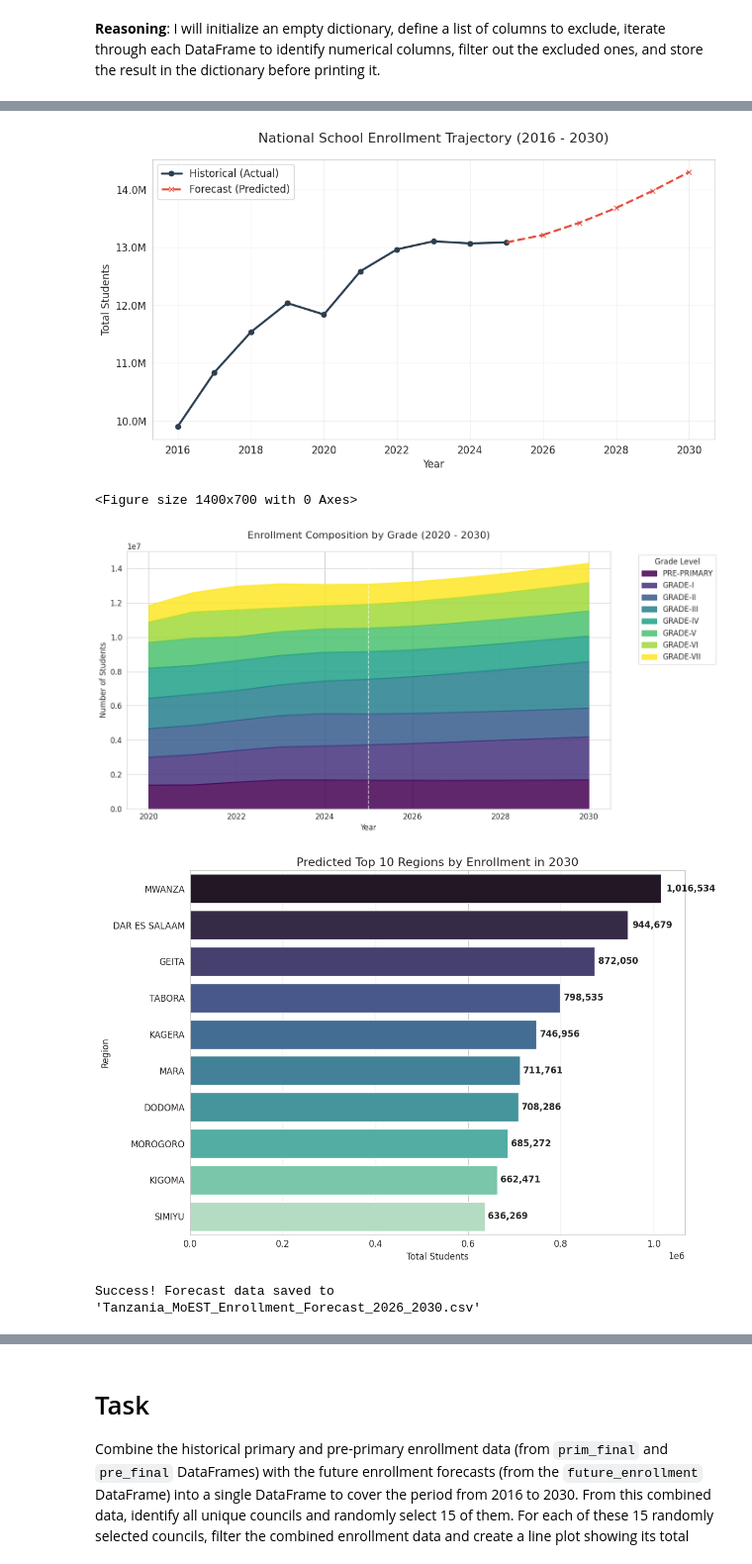
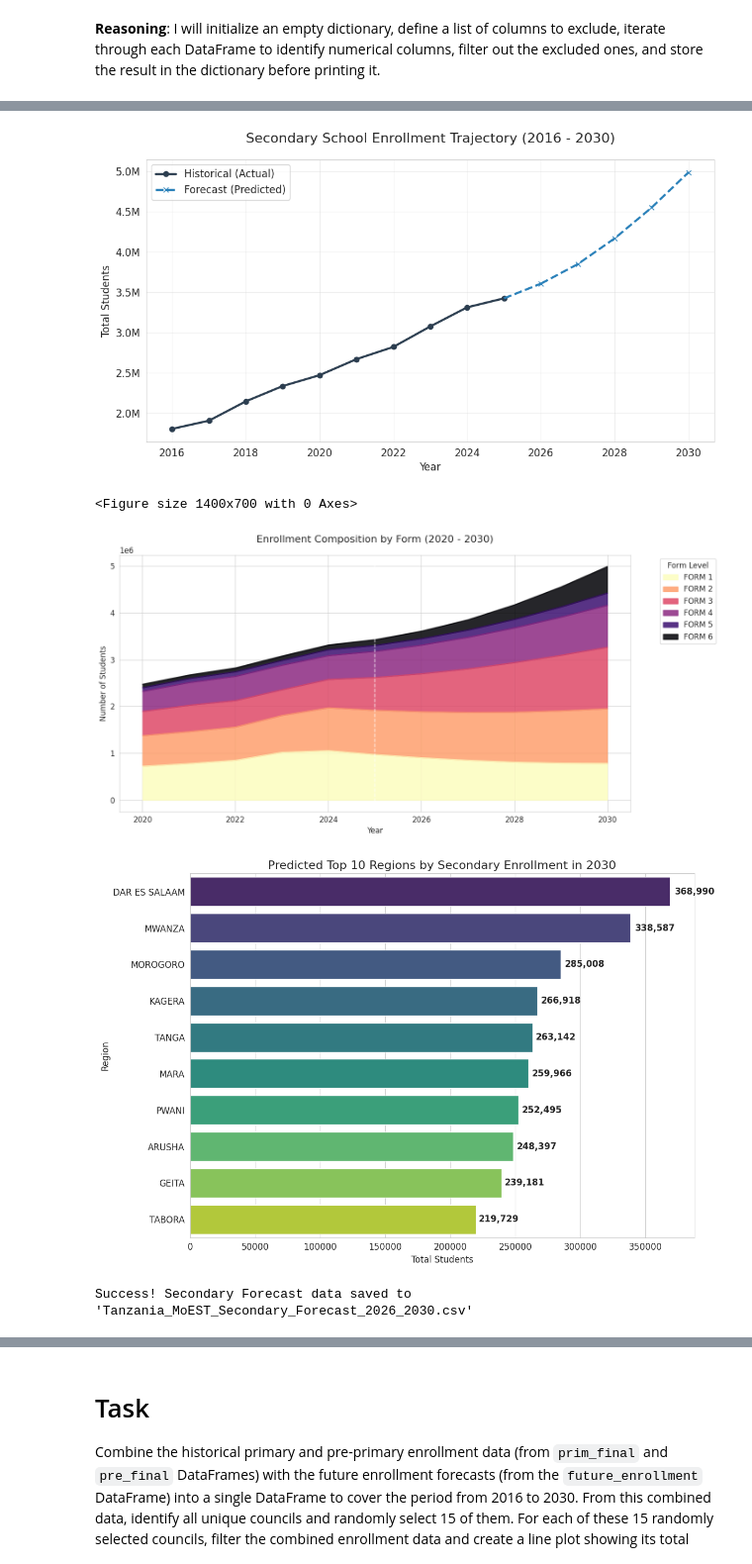
Before and after one commit to kadefue/MoEST, a Jupyter notebook: MoEST_Modeling.ipynb, the cells around one changed output, grey strips where cells are left out. Shown at 99% size. Saved outputs shown, nothing was run; the diff lists cells and outputs as text; code cells hidden in the pictures.

Commit message:
Final for Secondary Schools using Colab

```diff
--- a/MoEST_Modeling.ipynb
+++ b/MoEST_Modeling.ipynb
@@ -51,7 +51,7 @@ all_files_in_dir = os.listdir(base_directory)
 all_files = [f for f in all_files_in_dir if f.endswith('.csv')]
 
 # Define keywords to exclude
-exclude_keywords = ['Secondary', 'Textbooks', 'Population']
+exclude_keywords = ['Primary', 'Textbooks', 'Population', 'Teacher', 'COBET', 'Vocational']
 
 # Filter the files
 filtered_files = []
@@ -1532,7 +1251,7 @@ To confirm the successful integration of the 'Geo_Cluster' column, I will displa
 # %%
 selected_dfs_to_verify = [
     'COBET 2017-2025',
-    'Data-Primary Enrollment 2016-2025'
+    'Data-Secondary Enrollment 2016-2025'
 ]
 
 print("--- Verifying selected DataFrames for Geo_Cluster integration ---")
@@ -1578,10 +1297,8 @@ import numpy as np
 
 # 1. Define a dictionary, dfs_to_analyze
 dfs_to_analyze = {
-    'COBET 2017-2025': ['COBET learners COHORT I (11 TO 13 YEARS)', 'COBET Learners COHORT II (14 TO 18 YEARS)'] ,
-    'Data-Primary Enrollment 2016-2025': ['Grade-I', 'Grade-VII'],
-    'Primary GIR NA NIR 2017-2025': ['GIR (%)', 'NER (%)'],
-    'Combined_Electricity_Govt': ['Government Schools', 'National Grid (TANESCO) %']
+    'Data-Secondary Enrollment 2016-2025': ['FORM 1', 'FORM 6'],
+    'Combined_Secondary_Electricity_Govt': ['Government Schools', 'National Grid (TANESCO) %']
 }
 
 # 2. Initialize an empty dictionary, cluster_analysis_results
@@ -2593,37 +2224,40 @@ plot_forecasts(prim_final, pre_final, future_enrollment)
 # %%
 # ==========================================
-# MASTER EXECUTION BLOCK
+# MASTER EXECUTION BLOCK (SECONDARY SCHOOLS)
 # ==========================================
 
 # 1. TRAIN & PREPARE DATA
 print("STEP 1: Training Models on 2016-2025 Data...")
-# We capture the processed dataframes (prim_final, pre_final) for the next step
-prim_final, pre_final, models_prim, models_pre = run_pipeline(
-    loaded_dataframes["Data-Primary Enrollment 2016-2025"],
-    loaded_dataframes["Data-Pre-Primary Enrollment 2016-2025"],
-    loaded_dataframes["PRIMARY Pit Latrine AND CLASSROOMS  Final 2016-2025"],
-    loaded_dataframes["Dropout-Primary 2017-2024"],
-    loaded_dataframes["Data-Primary repeaters 2017-2025"],
-    loaded_dataframes["Primary GIR NA NIR 2017-2025"]
+# We capture the processed dataframe (secondary_final_df) and the models
+secondary_final_df, sec_metrics, sec_model = run_secondary_pipeline(
+    loaded_dataframes["Data-Secondary Enrollment 2016-2025"],
+    loaded_dataframes["Dropout-Secondary  2017-2024"],
+    loaded_dataframes["Data-Secondary Tables and chairs 2016-2025"],
+    loaded_dataframes["Secondary-Re_entry"],
+    loaded_dataframes["Secondary - DISABALITY 2020-2025"],
+    loaded_dataframes["Combined_Secondary_ICT_All_G_NG"],
+    loaded_dataframes["Combined_Secondary_Electricity_All_G_NG"],
+    loaded_dataframes["Combined_Secondary_Laboratories_All_G_NG"]
 )
 
 # 2. GENERATE FORECASTS (2026-2030)
-print("\nSTEP 2: Generating Recursive Forecasts...")
-future_enrollment = run_prediction_pipeline(prim_final, pre_final)
+print("\nSTEP 2: Generating Recursive Forecasts (Forms 1-6)...")
+# This function retrains on the full dataset (no test split) for maximum predictive power
+future_secondary_enrollment = run_secondary_prediction_pipeline(secondary_final_df)
 
 # 3. SHOW HEAD OF FORECAST DATA
-print("\nSTEP 3: Preview of Forecast Data (First 5 Rows):")
-# displaying the first few rows to verify structure
+print("\nSTEP 3: Preview of Forecast Data (First 10 Rows):")
 pd.set_option('display.max_columns', None)  # Ensure all columns are visible
-print(future_enrollment.head(10))
+print(future_secondary_enrollment.head(10))
 
 # 4. PLOT & SAVE GRAPHS
-print("\nSTEP 4: Generating and Saving Graphs...")
-plot_forecasts(prim_final, pre_final, future_enrollment)
+print("\nSTEP 4: Generating and Saving Visualizations...")
+# This generates the Trajectory, Stacked Area (Forms), and Regional Bar charts
+plot_secondary_forecasts(secondary_final_df, future_secondary_enrollment)
 
 # 5. EXPORT DATA TO CSV
-csv_filename = "Tanzania_MoEST_Enrollment_Forecast_2026_2030.csv"
-future_enrollment.to_csv(csv_filename, index=False)
-print(f"\nSuccess! Forecast data saved to '{csv_filename}'")
+csv_filename = "Tanzania_MoEST_Secondary_Forecast_2026_2030.csv"
+future_secondary_enrollment.to_csv(csv_filename, index=False)
+print(f"\nSuccess! Secondary Forecast data saved to '{csv_filename}'")
 # %% [output]
 STEP 1: Training Models on 2016-2025 Data...
@@ -2646,8 +2280,8 @@ STEP 4: Generating and Saving Graphs...
-[figure, old version]
+[figure, new version]
 <Figure size 1400x700 with 0 Axes>
-[figure, old version]
+[figure, new version]
-[figure, old version]
+[figure, new version]
-Success! Forecast data saved to 'Tanzania_MoEST_Enrollment_Forecast_2026_2030.csv'
+Success! Secondary Forecast data saved to 'Tanzania_MoEST_Secondary_Forecast_2026_2030.csv'
 # %%
 import matplotlib.pyplot as plt
 import seaborn as sns
```
Also changed, not shown: parts of 52 cells of this notebook.
